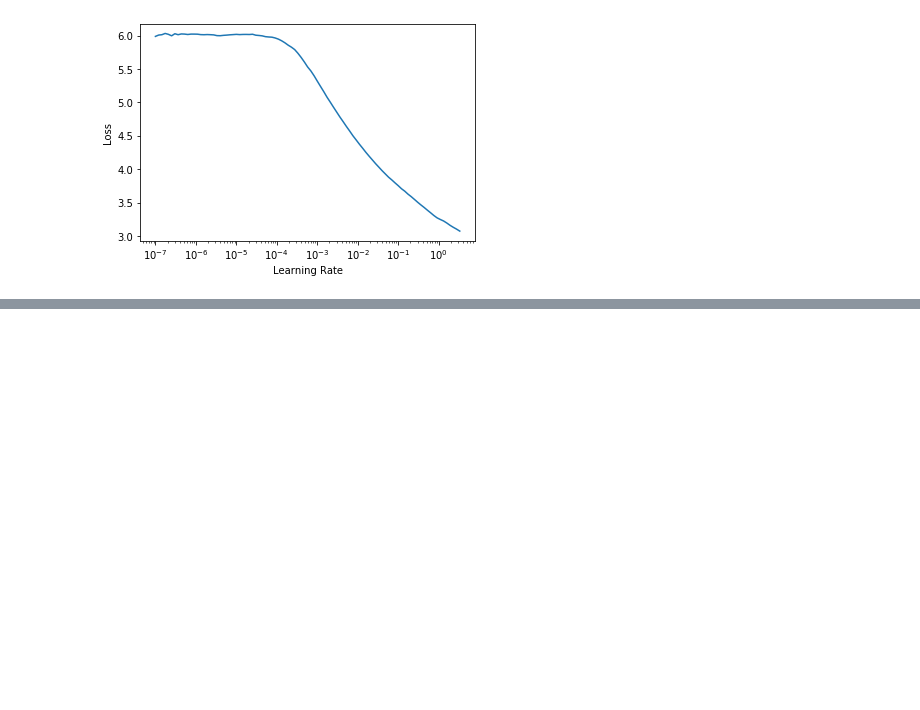
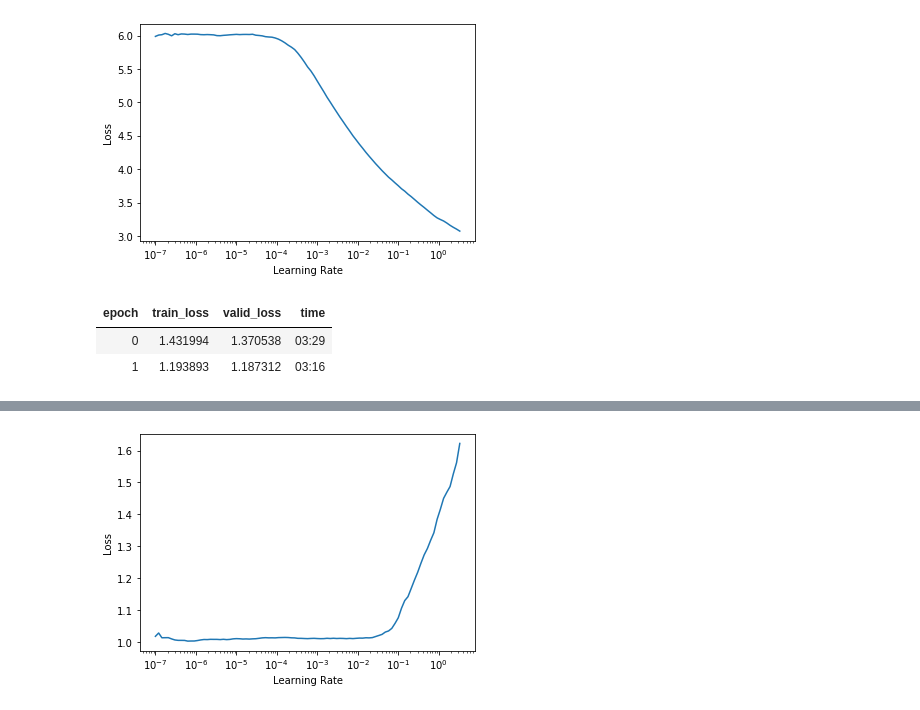
Before and after one commit to lgvaz/projects, a Jupyter notebook: vision/style/cocov2.ipynb, the cells around one changed output, grey strips where cells are left out. Saved outputs shown, nothing was run; the diff lists cells and outputs as text; code cells hidden in the pictures; blank space fills up the shorter version.

```diff
--- a/vision/style/cocov2.ipynb
+++ b/vision/style/cocov2.ipynb
@@ -46,6 +46,8 @@ class FSTLoss(nn.Module):
         self.cnt_hooks = hook_outputs(cnt_ls, detach=False)
         self.stl_hooks = hook_outputs(stl_ls, detach=False)
         self.metric_names = ['style', 'content']
+        # TODO: Temporary
+        self.metrics = dict(style=[], content=[])
 
     def register_style(self, timg):  _,self.stl_fs = self.get_fs(timg, True)
 
@@ -60,7 +62,8 @@ class FSTLoss(nn.Module):
         targ_cnt_fs, targ_stl_fs = self.get_fs(targ)
         stl_loss = self.stl_loss_mult*self._stl_loss(pred_stl_fs)
         cnt_loss = self._cnt_loss(pred,targ,pred_cnt_fs,targ_cnt_fs)
-        self.metrics = dict(zip(self.metric_names, [stl_loss, cnt_loss]))
+        # self.metrics = dict(zip(self.metric_names, [stl_loss, cnt_loss]))
+        self.metrics['style'].append(stl_loss); self.metrics['content'].append(cnt_loss)
         return stl_loss + cnt_loss
 
     def _stl_loss(self, pred_fs):
@@ -129,4 +111,8 @@ learn.lr_find()
 [interactive output not drawn]
 [figure]
 # %%
-# learn.fit_flat_cos(10, 1e-1)
+learn.fit_flat_cos(2, 1e-1)
+# %% [output]
+| epoch | train_loss | valid_loss | time |
+| 0 | 1.431994 | 1.370538 | 03:29 |
+| 1 | 1.193893 | 1.187312 | 03:16 |
@@ -132,0 +121,4 @@ learn.lr_find()
+# %%
+learn.unfreeze()
+learn.lr_find()
+# %% [output]
@@ -132,0 +126 @@ learn.lr_find()
+[figure, added]
```
Also changed, not shown: parts of 17 cells of this notebook.
